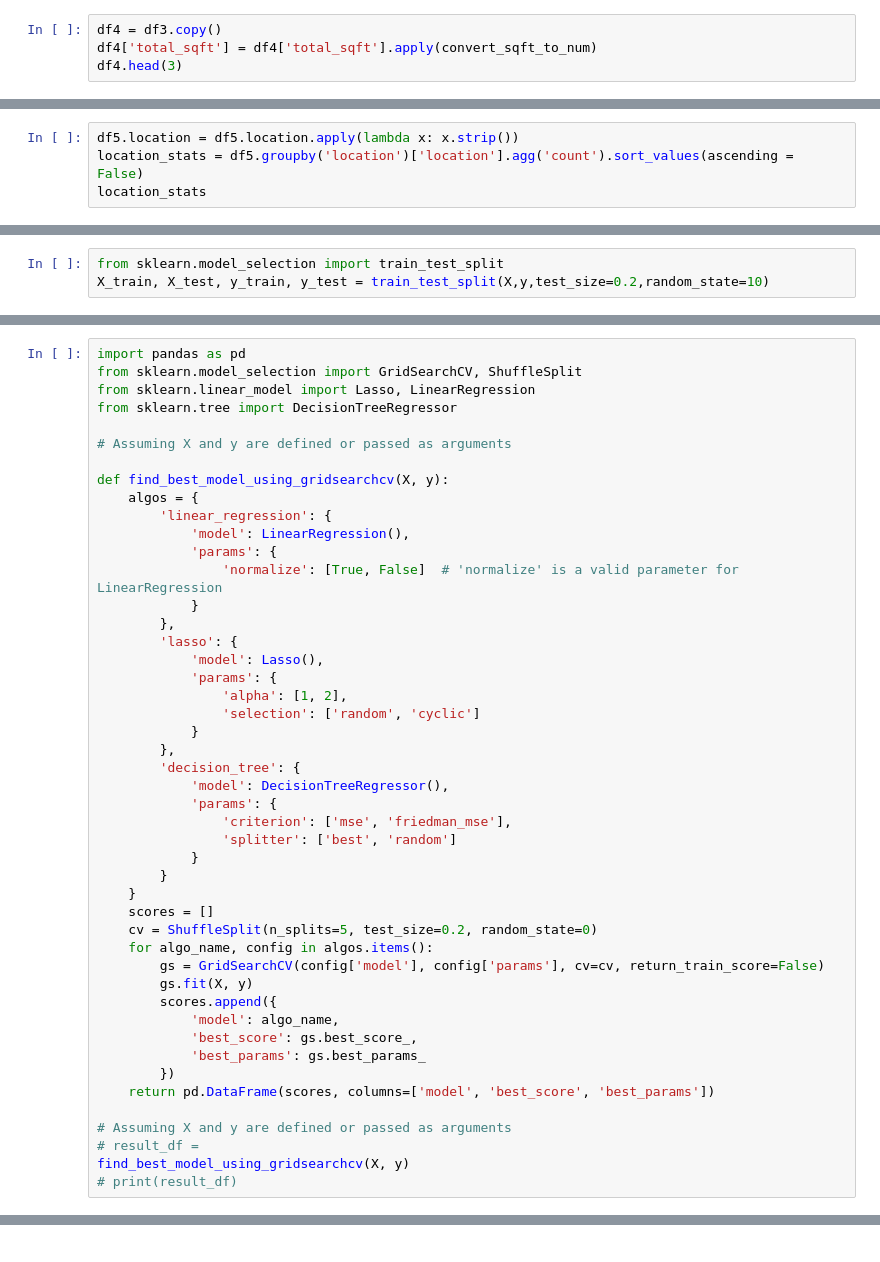
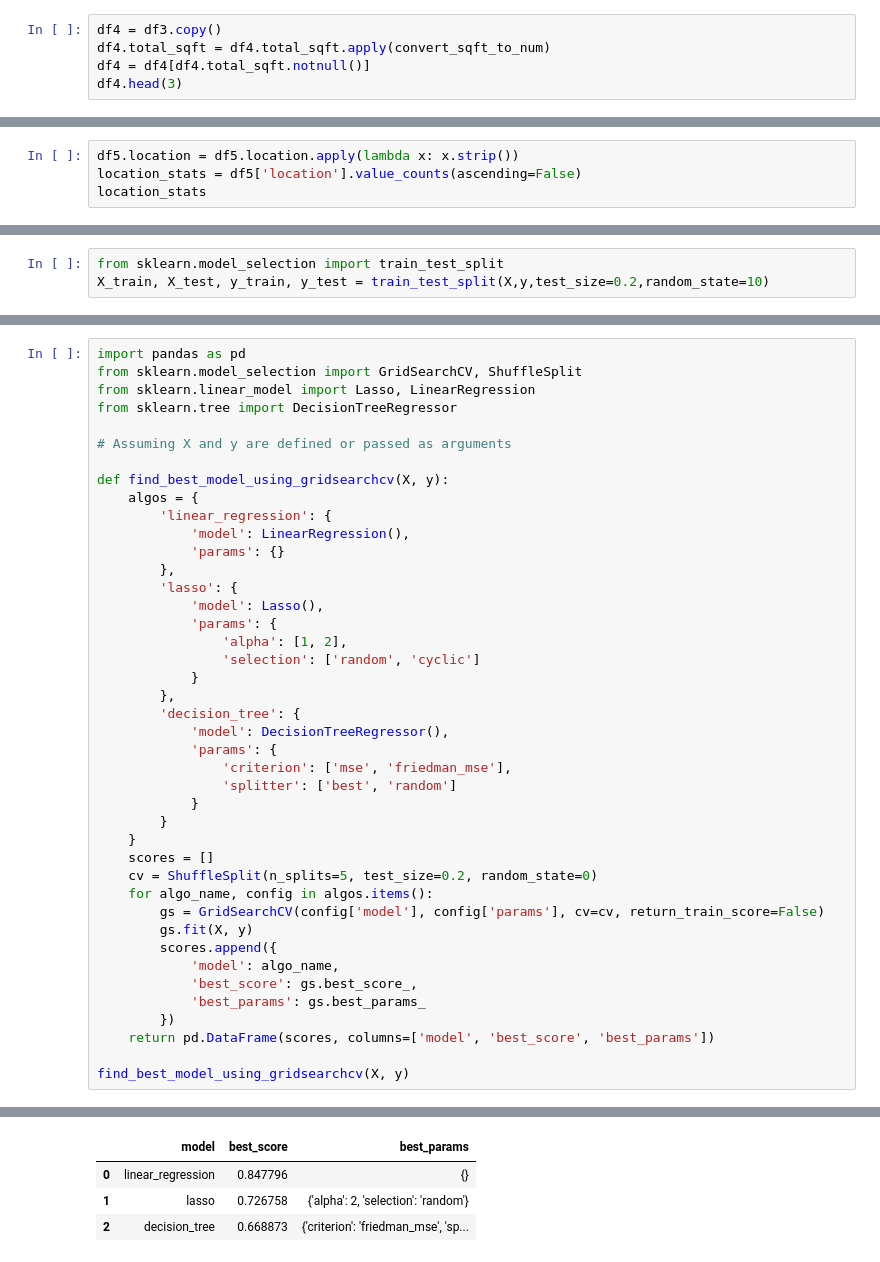
Before and after one commit to sidkarma/House-price-prediction, a Jupyter notebook: Untitled.ipynb, the cells around one changed output, grey strips where cells are left out. Cells and saved outputs as stored; diff of their text form.

```diff
--- a/Untitled.ipynb
+++ b/Untitled.ipynb
@@ -142,7 +163,8 @@ convert_sqft_to_num('2100-2850')
 convert_sqft_to_num('34.46Sq. Meter')
 # %%
 df4 = df3.copy()
-df4['total_sqft'] = df4['total_sqft'].apply(convert_sqft_to_num)
+df4.total_sqft = df4.total_sqft.apply(convert_sqft_to_num)
+df4 = df4[df4.total_sqft.notnull()]
 df4.head(3)
 # %% [output]
 |  | location | size | total_sqft | bath | price | bhk |
@@ -189,5 +226,5 @@ len(df5.location.unique())
 # %%
 df5.location = df5.location.apply(lambda x: x.strip())
-location_stats = df5.groupby('location')['location'].agg('count').sort_values(ascending = False)
+location_stats = df5['location'].value_counts(ascending=False)
 location_stats
 # %% [output]
@@ -474,9 +525,7 @@ def find_best_model_using_gridsearchcv(X, y):
     algos = {
         'linear_regression': {
             'model': LinearRegression(),
-            'params': {
-                'normalize': [True, False]  # 'normalize' is a valid parameter for LinearRegression
-            }
+            'params': {}
         },
         'lasso': {
             'model': Lasso(),
@@ -505,8 +554,5 @@ def find_best_model_using_gridsearchcv(X, y):
         })
     return pd.DataFrame(scores, columns=['model', 'best_score', 'best_params'])
 
-# Assuming X and y are defined or passed as arguments
-# result_df =
 find_best_model_using_gridsearchcv(X, y)
-# print(result_df)
 # %% [output]
@@ -513,0 +576,4 @@ ValueError: Invalid parameter 'normalize' for estimator LinearRegression(). Vali
+|  | model | best_score | best_params |
+| 0 | linear_regression | 0.847796 | {} |
+| 1 | lasso | 0.726758 | {'alpha': 2, 'selection': 'random'} |
+| 2 | decision_tree | 0.668873 | {'criterion': 'friedman_mse', 'sp... |
```
Also changed, not shown: parts of 39 cells of this notebook.
